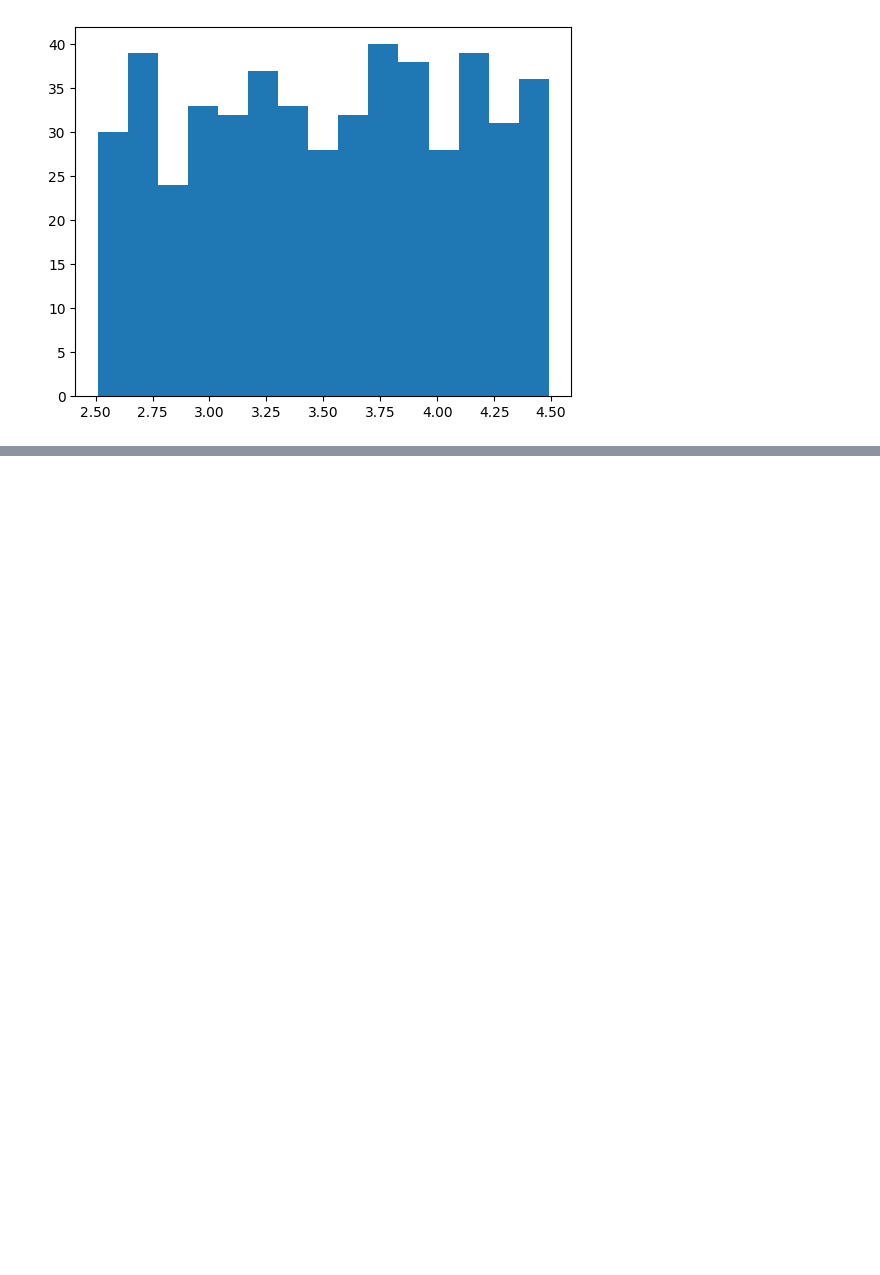
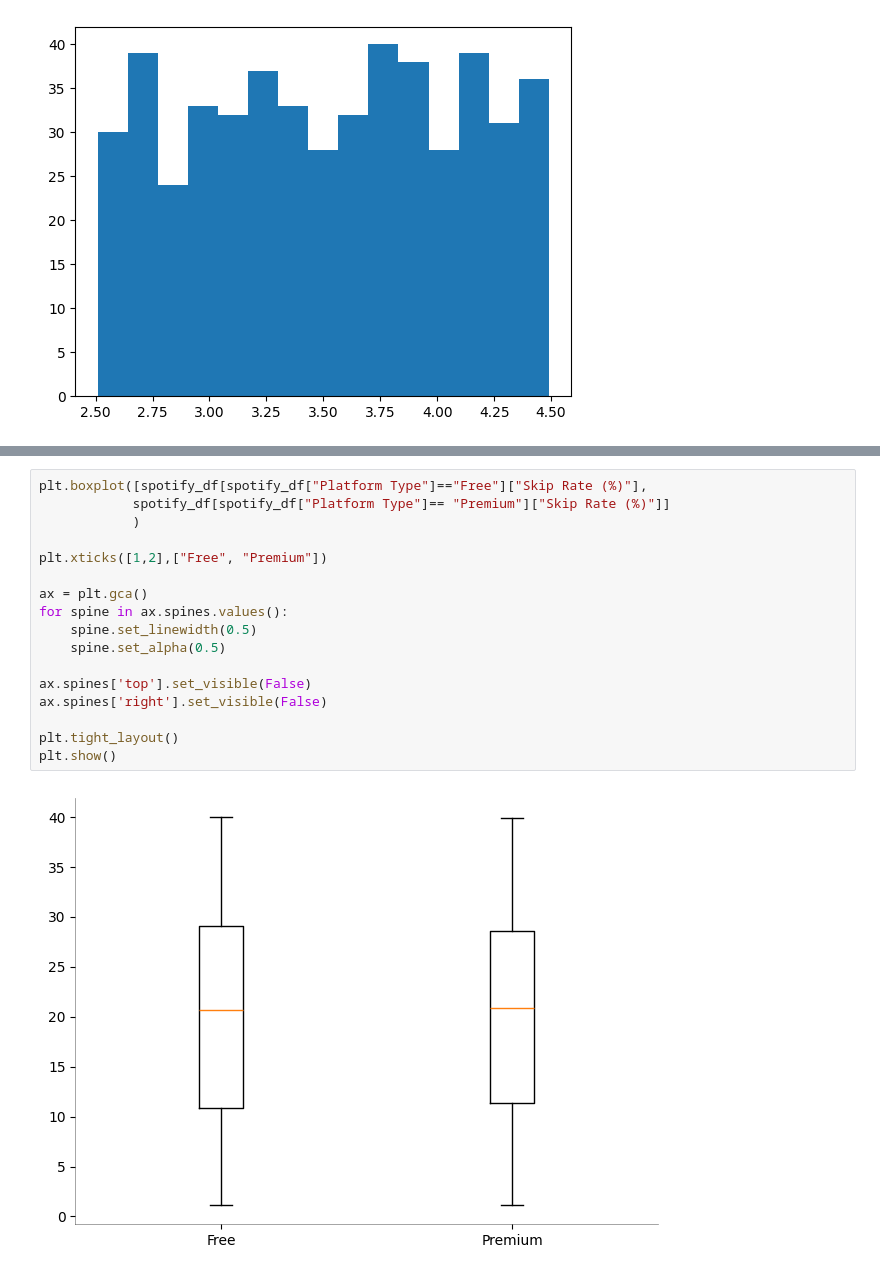
Before and after one commit to shivahari04/learning_plots_sivakami, a Jupyter notebook: notebooks/learning_plots.ipynb, the cells around one changed output, grey strips where cells are left out. Cells and saved outputs as stored; diff of their text form; blank space fills up the shorter version.

Commit message:
Updating Boxplot

```diff
--- a/notebooks/learning_plots.ipynb
+++ b/notebooks/learning_plots.ipynb
@@ -310,3 +307,22 @@ plt.tight_layout()
 plt.show()
 # %% [output]
 [figure]
+# %%
+plt.boxplot([spotify_df[spotify_df["Platform Type"]=="Free"]["Skip Rate (%)"],
+            spotify_df[spotify_df["Platform Type"]== "Premium"]["Skip Rate (%)"]]
+            )
+
+plt.xticks([1,2],["Free", "Premium"])
+
+ax = plt.gca()
+for spine in ax.spines.values():
+    spine.set_linewidth(0.5)
+    spine.set_alpha(0.5)
+
+ax.spines['top'].set_visible(False)
+ax.spines['right'].set_visible(False)
+
+plt.tight_layout()
+plt.show()
+# %% [output]
+[figure, added]
```
Also changed, not shown: parts of 1 cell of this notebook.
